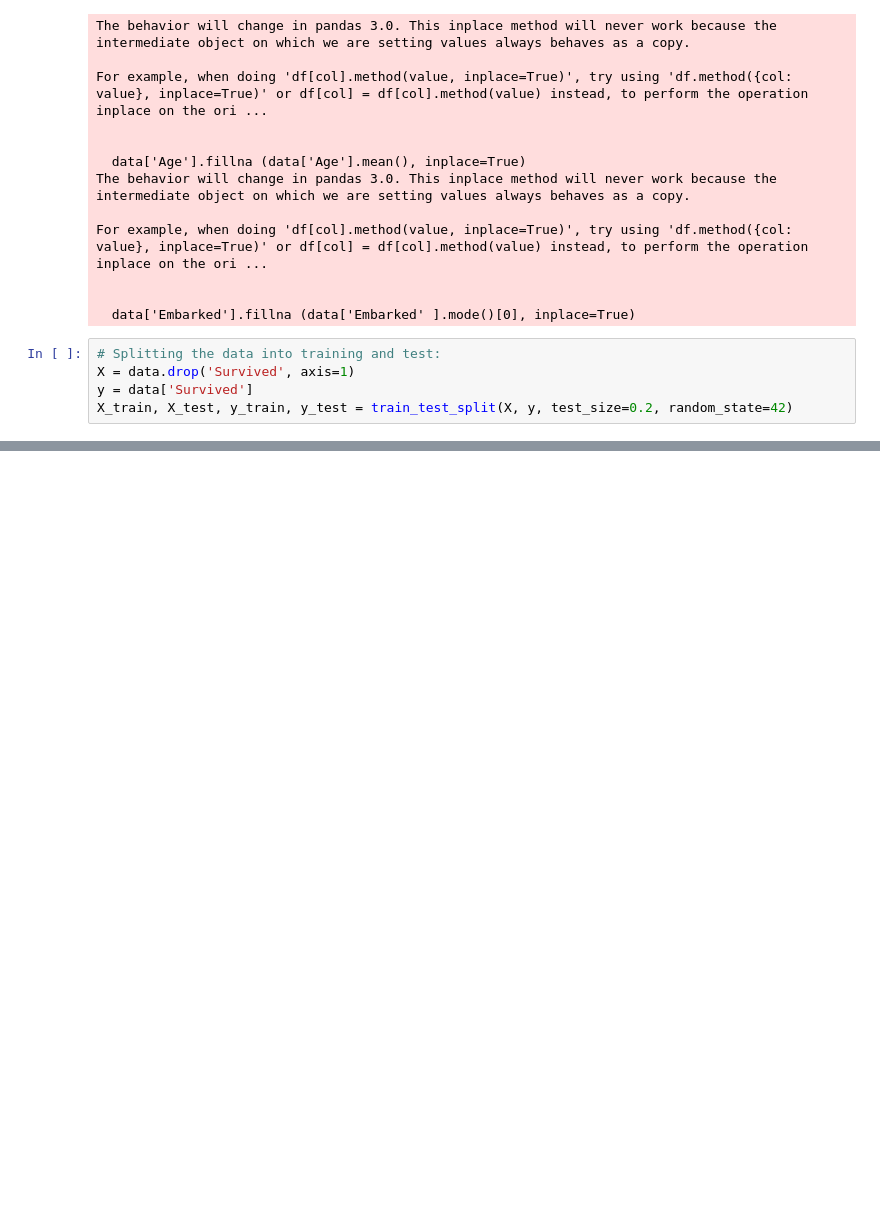
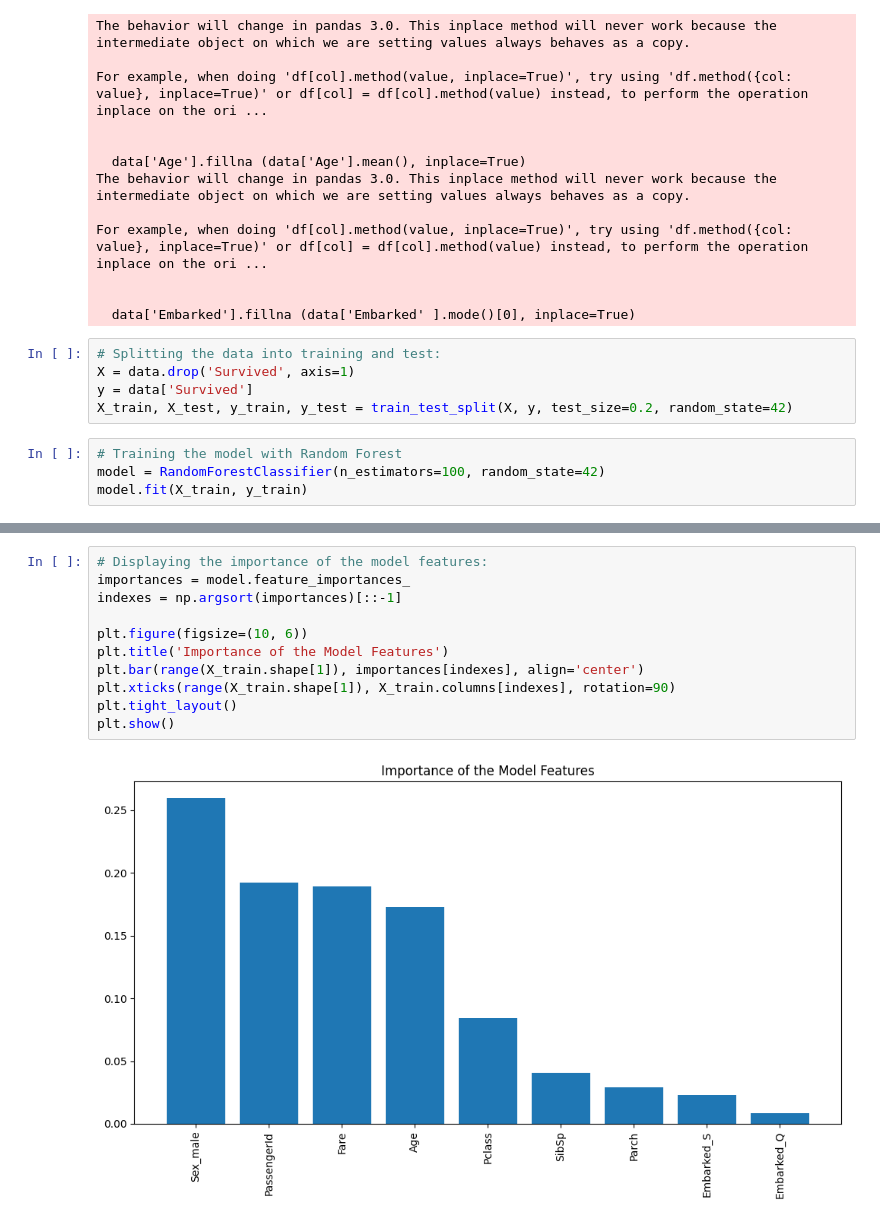
Before and after one commit to guilhermelaviola/DataScienceApplicationsInComputerVision, a Jupyter notebook: Class12.ipynb, the cells around one changed output, grey strips where cells are left out. Drawn from its saved outputs; the diff is of its cells as text; blank space fills up the shorter version.

```diff
--- a/Class12.ipynb
+++ b/Class12.ipynb
@@ -64,3 +67,7 @@ For example, when doing 'df[col].method(value, inplace=True)', try using 'df.met
 X = data.drop('Survived', axis=1)
 y = data['Survived']
 X_train, X_test, y_train, y_test = train_test_split(X, y, test_size=0.2, random_state=42)
+# %%
+# Training the model with Random Forest
+model = RandomForestClassifier(n_estimators=100, random_state=42)
+model.fit(X_train, y_train)
@@ -66,0 +91,13 @@ X_train, X_test, y_train, y_test = train_test_split(X, y, test_size=0.2, random_
+# %%
+# Displaying the importance of the model features:
+importances = model.feature_importances_
+indexes = np.argsort(importances)[::-1]
+
+plt.figure(figsize=(10, 6))
+plt.title('Importance of the Model Features')
+plt.bar(range(X_train.shape[1]), importances[indexes], align='center')
+plt.xticks(range(X_train.shape[1]), X_train.columns[indexes], rotation=90)
+plt.tight_layout()
+plt.show()
+# %% [output]
+[figure, added]
```
Also changed, not shown: parts of 3 cells of this notebook.
